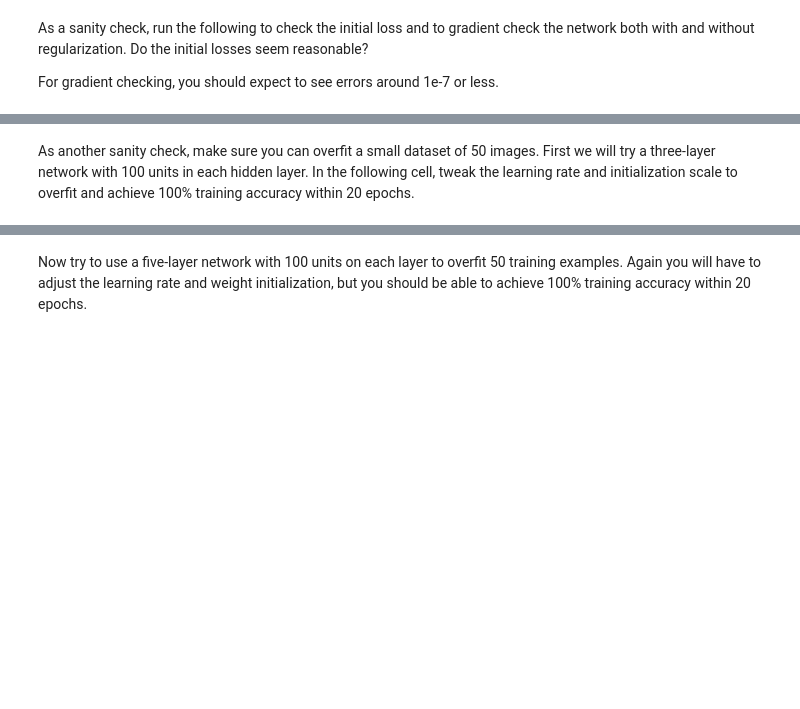
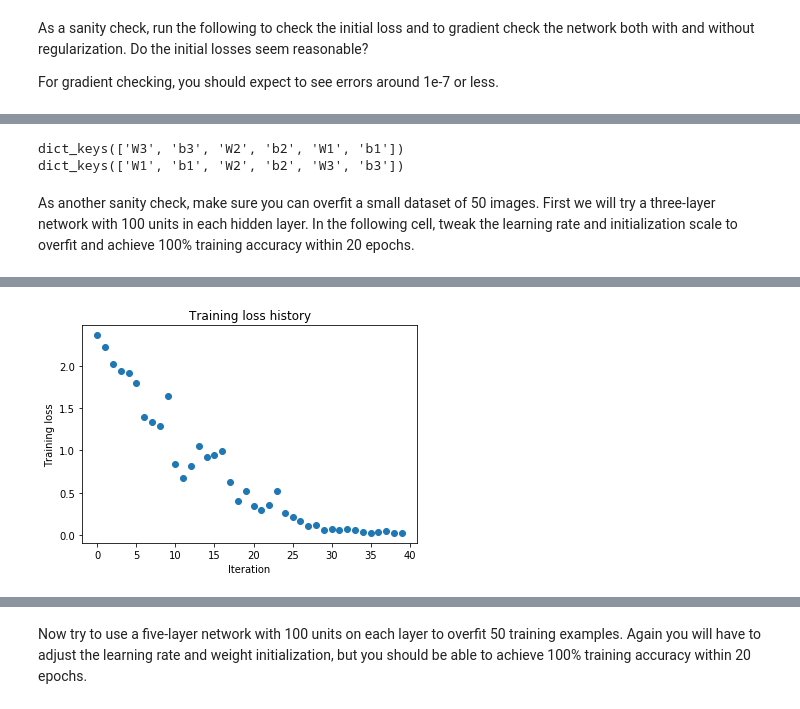
Before and after one commit to tomasz-lewicki/CS231n, a Jupyter notebook: assignment2/FullyConnectedNets.ipynb, the cells around one changed output, grey strips where cells are left out. Cells and saved outputs as stored; diff of their text form; code cells hidden in the pictures; blank space fills up the shorter version.

```diff
--- a/assignment2/FullyConnectedNets.ipynb
+++ b/assignment2/FullyConnectedNets.ipynb
@@ -423,3 +440,10 @@ for reg in [0, 3.14]:
+# %%
+#Checking if everything is there
+print(model.grads.keys())
+print(model.params.keys())
+# %% [output]
+dict_keys(['W3', 'b3', 'W2', 'b2', 'W1', 'b1'])
+dict_keys(['W1', 'b1', 'W2', 'b2', 'W3', 'b3'])
 # %% [markdown]
 As another sanity check, make sure you can overfit a small dataset of 50 images. First we will try a three-layer network with 100 units in each hidden layer. In the following cell, tweak the learning rate and initialization scale to overfit and achieve 100% training accuracy within 20 epochs.
 # %%
@@ -435,7 +459,7 @@ small_data = {
 }
 
 weight_scale = 1e-2
-learning_rate = 1e-4
+learning_rate = 1e-2
 model = FullyConnectedNet([100, 100],
               weight_scale=weight_scale, dtype=np.float64)
 solver = Solver(model, small_data,
@@ -452,3 +476,4 @@ plt.title('Training loss history')
 plt.xlabel('Iteration')
 plt.ylabel('Training loss')
 plt.show()
+# %% [output]
@@ -454,0 +497 @@ plt.show()
+[figure, added]
```
Also changed, not shown: parts of 21 cells of this notebook, 2 other files.
